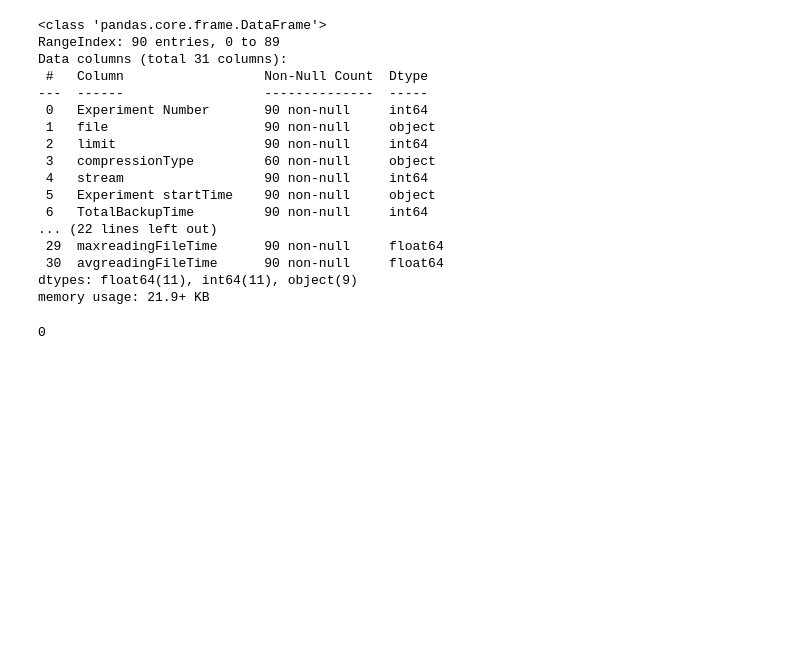
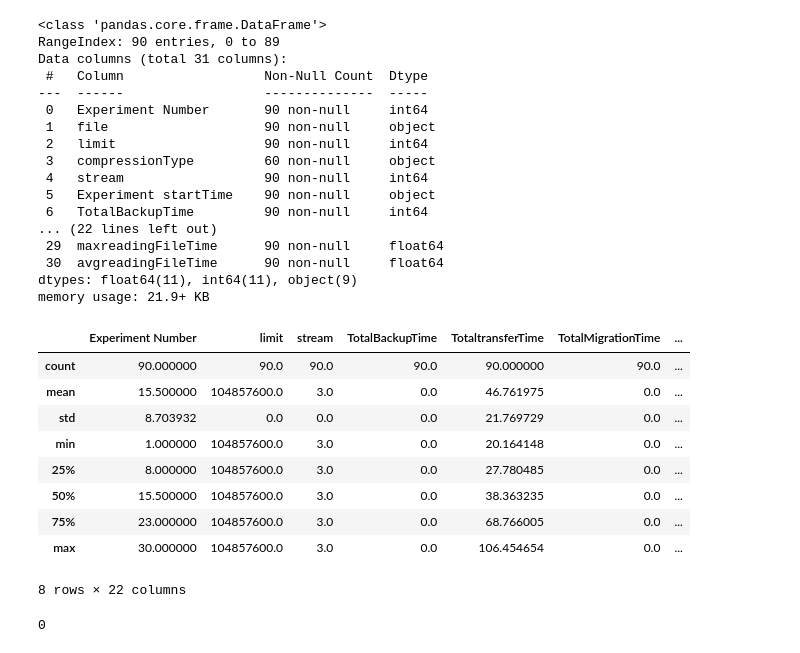
Before and after one commit to yorku-ease/DmML, a Jupyter notebook: Data/Old Data/dataCleaning.ipynb, the cells around one changed output. Drawn from its saved outputs; the diff is of its cells as text; code cells hidden in the pictures; blank space fills up the shorter version.

```diff
--- a/Data/dataCleaning.ipynb
+++ b/Data/Old Data/dataCleaning.ipynb
@@ -193,6 +228,19 @@ Data columns (total 31 columns):
  30  avgreadingFileTime      90 non-null     float64
 dtypes: float64(11), int64(11), object(9)
 memory usage: 21.9+ KB
+# %%
+defaultMigrationdf.describe()
+# %% [output]
+|  | Experiment Number | limit | stream | TotalBackupTime | TotaltransferTime | TotalMigrationTime | ... |
+| count | 90.000000 | 90.0 | 90.0 | 90.0 | 90.000000 | 90.0 | ... |
+| mean | 15.500000 | 104857600.0 | 3.0 | 0.0 | 46.761975 | 0.0 | ... |
+| std | 8.703932 | 0.0 | 0.0 | 0.0 | 21.769729 | 0.0 | ... |
+| min | 1.000000 | 104857600.0 | 3.0 | 0.0 | 20.164148 | 0.0 | ... |
+| 25% | 8.000000 | 104857600.0 | 3.0 | 0.0 | 27.780485 | 0.0 | ... |
+| 50% | 15.500000 | 104857600.0 | 3.0 | 0.0 | 38.363235 | 0.0 | ... |
+| 75% | 23.000000 | 104857600.0 | 3.0 | 0.0 | 68.766005 | 0.0 | ... |
+| max | 30.000000 | 104857600.0 | 3.0 | 0.0 | 106.454654 | 0.0 | ... |
+8 rows × 22 columns
 # %%
 # Checking duplication over the rows
 defaultMigrationdf.duplicated().sum()
```
Also changed, not shown: parts of 14 cells of this notebook, 19 other files.
